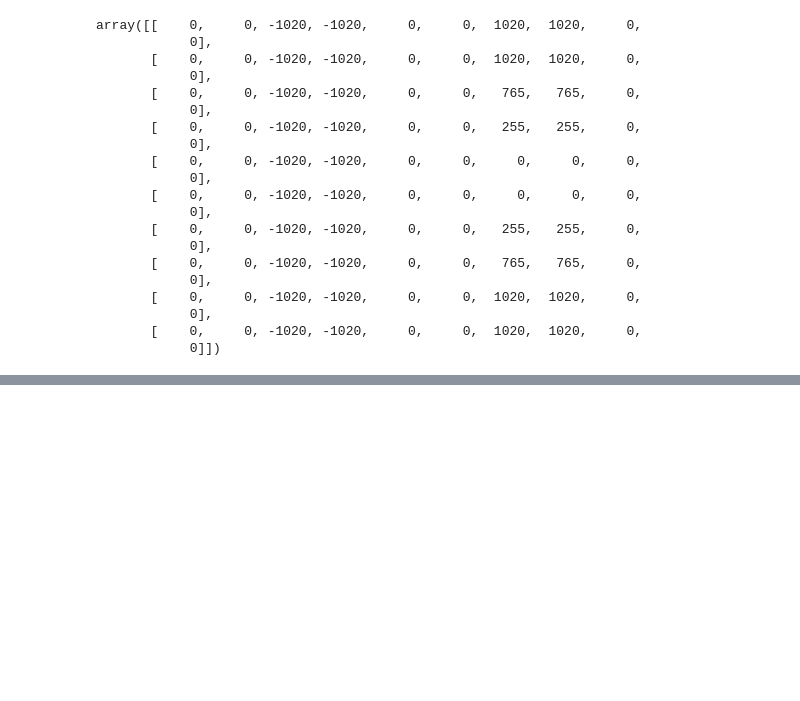
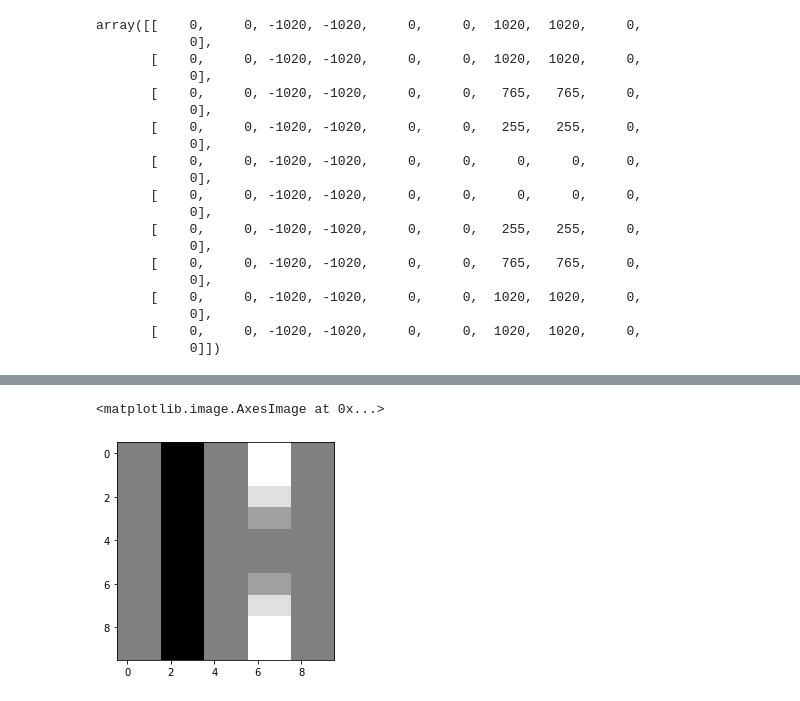
Before and after one commit to ravi0dubey/CNN_Car_Image-Detection, a Jupyter notebook: CNN_Car_Image_Detection.ipynb, the cells around one changed output, grey strips where cells are left out. Drawn from its saved outputs; the diff is of its cells as text; code cells hidden in the pictures; blank space fills up the shorter version.

```diff
--- a/CNN_Car_Image_Detection.ipynb
+++ b/CNN_Car_Image_Detection.ipynb
@@ -254,0 +264,7 @@ array([[    0,     0, -1020, -1020,     0,     0,  1020,  1020,     0,
+# %%
+# image After the filter is applied
+
+plt.imshow(result, cmap="gray")
+# %% [output]
+<matplotlib.image.AxesImage at 0x...>
+[figure, added]
```
Also changed, not shown: parts of 21 cells of this notebook.
